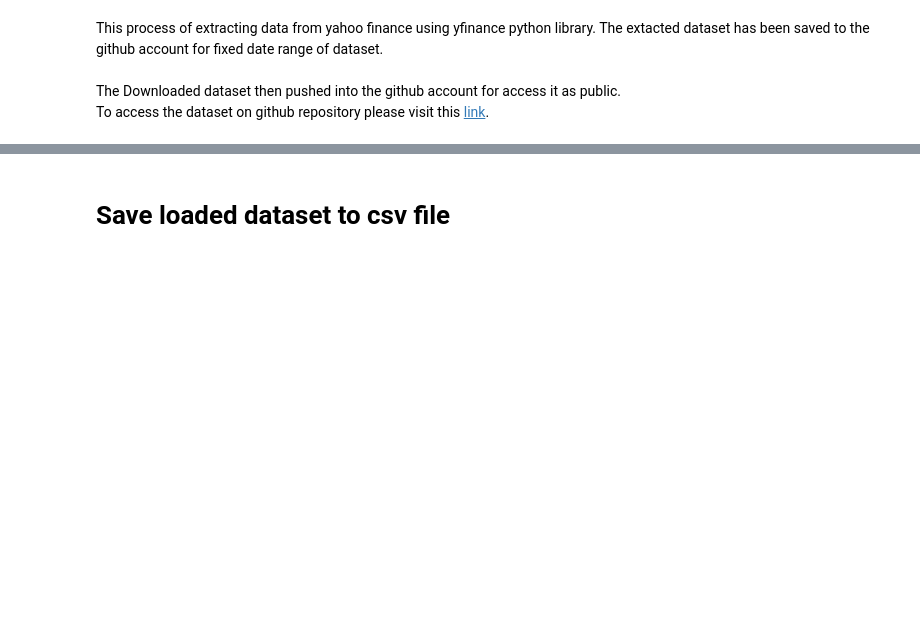
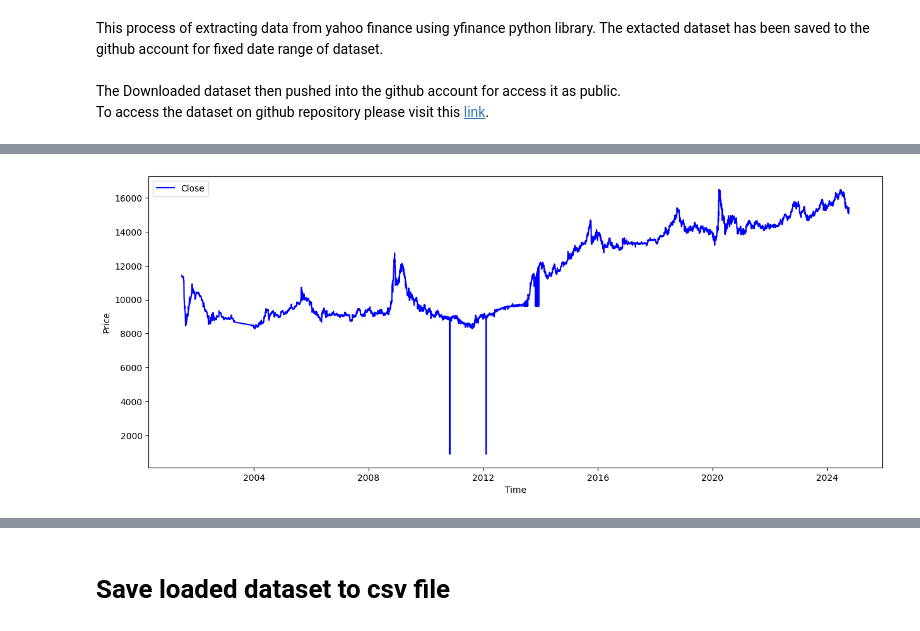
Before and after one commit to sayid-alt/usd_idr_exchange_prediction, a Jupyter notebook: development/usd_idr_prediction.ipynb, the cells around one changed output, grey strips where cells are left out. Saved outputs shown, nothing was run; the diff lists cells and outputs as text; code cells hidden in the pictures; blank space fills up the shorter version.

```diff
--- a/development/usd_idr_prediction.ipynb
+++ b/development/usd_idr_prediction.ipynb
@@ -127,0 +135,4 @@ memory usage: 81.8 KB
+# %%
+plot_series(idrx_history, columns=['Close'])
+# %% [output]
+[figure, added]
```
Also changed, not shown: parts of 15 cells of this notebook.
